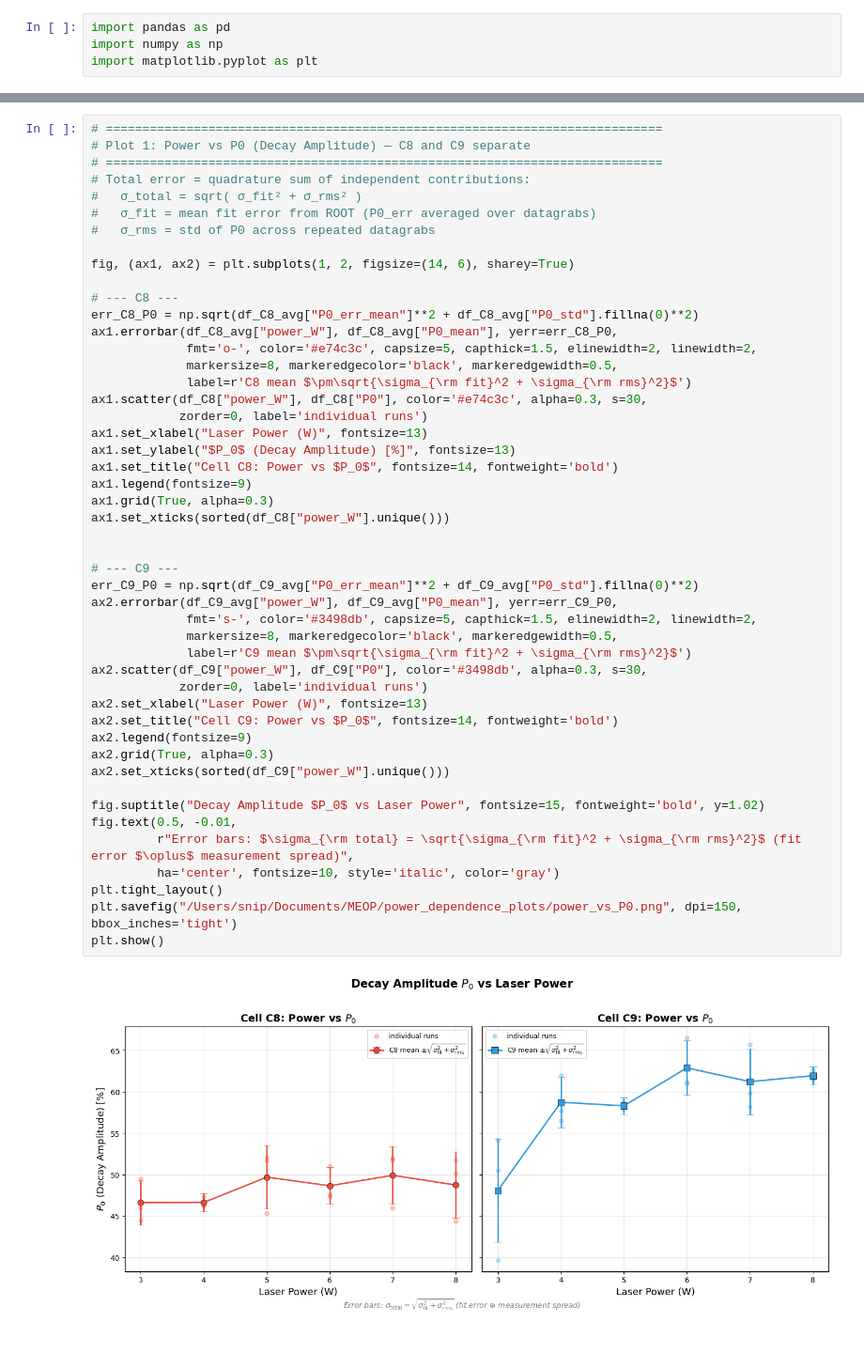
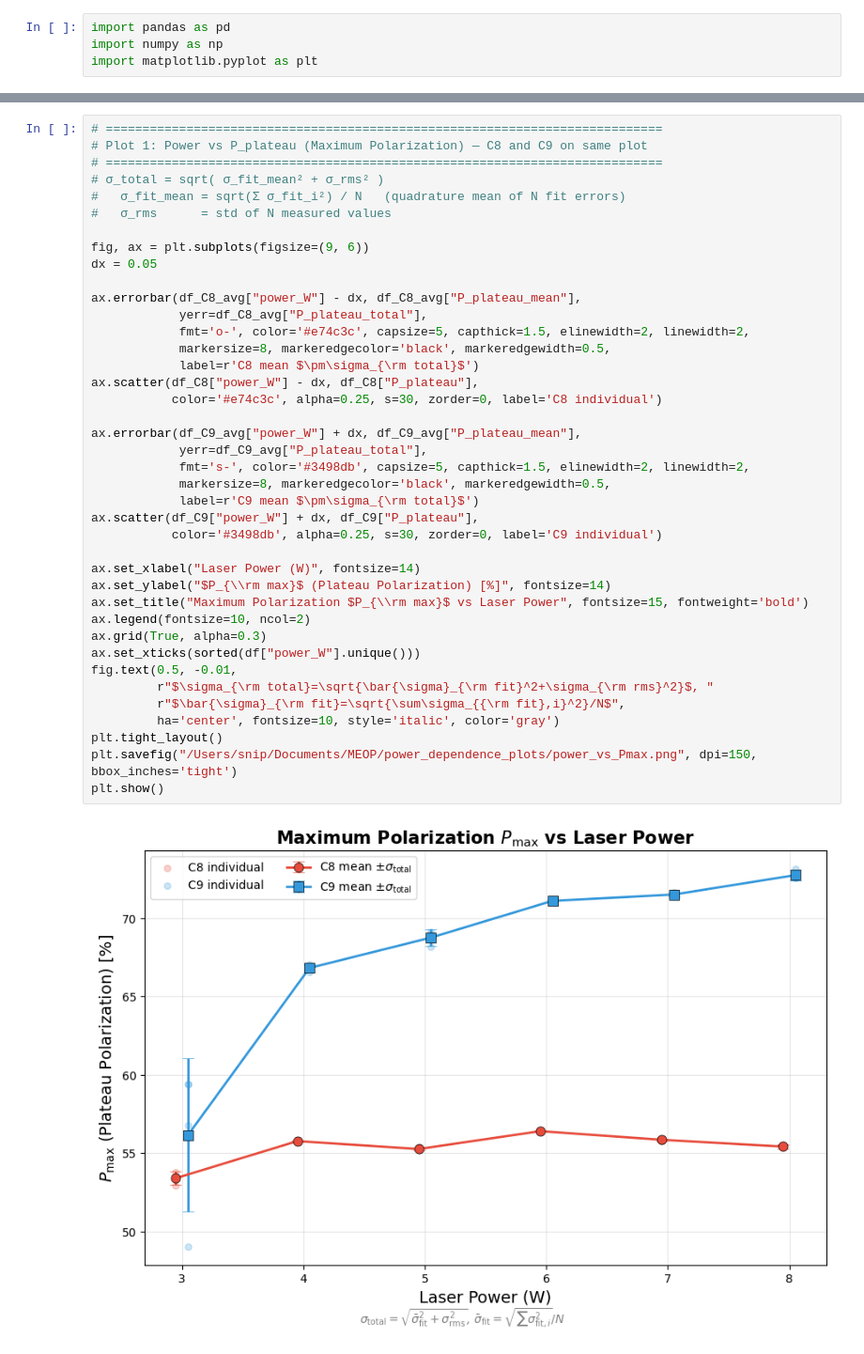
Before and after one commit to abhich2507/MEOP, a Jupyter notebook: analysis_plots.ipynb, the cells around one changed output, grey strips where cells are left out. Shown at 94% size. Saved outputs shown, nothing was run; the diff lists cells and outputs as text.

Commit message:
fit errors are included

```diff
--- a/analysis_plots.ipynb
+++ b/analysis_plots.ipynb
@@ -67,52 +81,44 @@ C8 averaged:
 # %%
 # ============================================================================
-# Plot 1: Power vs P0 (Decay Amplitude) — C8 and C9 separate
+# Plot 1: Power vs P_plateau (Maximum Polarization) — C8 and C9 on same plot
 # ============================================================================
-# Total error = quadrature sum of independent contributions:
-#   σ_total = sqrt( σ_fit² + σ_rms² )
-#   σ_fit = mean fit error from ROOT (P0_err averaged over datagrabs)
-#   σ_rms = std of P0 across repeated datagrabs
+# σ_total = sqrt( σ_fit_mean² + σ_rms² )
+#   σ_fit_mean = sqrt(Σ σ_fit_i²) / N   (quadrature mean of N fit errors)
+#   σ_rms      = std of N measured values
 
-fig, (ax1, ax2) = plt.subplots(1, 2, figsize=(14, 6), sharey=True)
+fig, ax = plt.subplots(figsize=(9, 6))
+dx = 0.05
 
-# --- C8 ---
-err_C8_P0 = np.sqrt(df_C8_avg["P0_err_mean"]**2 + df_C8_avg["P0_std"].fillna(0)**2)
-ax1.errorbar(df_C8_avg["power_W"], df_C8_avg["P0_mean"], yerr=err_C8_P0,
-             fmt='o-', color='#e74c3c', capsize=5, capthick=1.5, elinewidth=2, linewidth=2,
-             markersize=8, markeredgecolor='black', markeredgewidth=0.5,
-             label=r'C8 mean $\pm\sqrt{\sigma_{\rm fit}^2 + \sigma_{\rm rms}^2}$')
-ax1.scatter(df_C8["power_W"], df_C8["P0"], color='#e74c3c', alpha=0.3, s=30,
-            zorder=0, label='individual runs')
-ax1.set_xlabel("Laser Power (W)", fontsize=13)
-ax1.set_ylabel("$P_0$ (Decay Amplitude) [%]", fontsize=13)
-ax1.set_title("Cell C8: Power vs $P_0$", fontsize=14, fontweight='bold')
-ax1.legend(fontsize=9)
-ax1.grid(True, alpha=0.3)
-ax1.set_xticks(sorted(df_C8["power_W"].unique()))
+ax.errorbar(df_C8_avg["power_W"] - dx, df_C8_avg["P_plateau_mean"],
+            yerr=df_C8_avg["P_plateau_total"],
+            fmt='o-', color='#e74c3c', capsize=5, capthick=1.5, elinewidth=2, linewidth=2,
+            markersize=8, markeredgecolor='black', markeredgewidth=0.5,
+            label=r'C8 mean $\pm\sigma_{\rm total}$')
+ax.scatter(df_C8["power_W"] - dx, df_C8["P_plateau"],
+           color='#e74c3c', alpha=0.25, s=30, zorder=0, label='C8 individual')
 
+ax.errorbar(df_C9_avg["power_W"] + dx, df_C9_avg["P_plateau_mean"],
+            yerr=df_C9_avg["P_plateau_total"],
+            fmt='s-', color='#3498db', capsize=5, capthick=1.5, elinewidth=2, linewidth=2,
+            markersize=8, markeredgecolor='black', markeredgewidth=0.5,
+            label=r'C9 mean $\pm\sigma_{\rm total}$')
+ax.scatter(df_C9["power_W"] + dx, df_C9["P_plateau"],
+           color='#3498db', alpha=0.25, s=30, zorder=0, label='C9 individual')
 
-# --- C9 ---
-err_C9_P0 = np.sqrt(df_C9_avg["P0_err_mean"]**2 + df_C9_avg["P0_std"].fillna(0)**2)
-ax2.errorbar(df_C9_avg["power_W"], df_C9_avg["P0_mean"], yerr=err_C9_P0,
-             fmt='s-', color='#3498db', capsize=5, capthick=1.5, elinewidth=2, linewidth=2,
-             markersize=8, markeredgecolor='black', markeredgewidth=0.5,
-             label=r'C9 mean $\pm\sqrt{\sigma_{\rm fit}^2 + \sigma_{\rm rms}^2}$')
-ax2.scatter(df_C9["power_W"], df_C9["P0"], color='#3498db', alpha=0.3, s=30,
-            zorder=0, label='individual runs')
-ax2.set_xlabel("Laser Power (W)", fontsize=13)
-ax2.set_title("Cell C9: Power vs $P_0$", fontsize=14, fontweight='bold')
-ax2.legend(fontsize=9)
-ax2.grid(True, alpha=0.3)
-ax2.set_xticks(sorted(df_C9["power_W"].unique()))
-
-fig.suptitle("Decay Amplitude $P_0$ vs Laser Power", fontsize=15, fontweight='bold', y=1.02)
+ax.set_xlabel("Laser Power (W)", fontsize=14)
+ax.set_ylabel("$P_{\\rm max}$ (Plateau Polarization) [%]", fontsize=14)
+ax.set_title("Maximum Polarization $P_{\\rm max}$ vs Laser Power", fontsize=15, fontweight='bold')
+ax.legend(fontsize=10, ncol=2)
+ax.grid(True, alpha=0.3)
+ax.set_xticks(sorted(df["power_W"].unique()))
 fig.text(0.5, -0.01,
-         r"Error bars: $\sigma_{\rm total} = \sqrt{\sigma_{\rm fit}^2 + \sigma_{\rm rms}^2}$ (fit error $\oplus$ measurement spread)",
+         r"$\sigma_{\rm total}=\sqrt{\bar{\sigma}_{\rm fit}^2+\sigma_{\rm rms}^2}$, "
+         r"$\bar{\sigma}_{\rm fit}=\sqrt{\sum\sigma_{{\rm fit},i}^2}/N$",
          ha='center', fontsize=10, style='italic', color='gray')
 plt.tight_layout()
-plt.savefig("/Users/snip/Documents/MEOP/power_dependence_plots/power_vs_P0.png", dpi=150, bbox_inches='tight')
+plt.savefig("/Users/snip/Documents/MEOP/power_dependence_plots/power_vs_Pmax.png", dpi=150, bbox_inches='tight')
 plt.show()
 # %% [output]
-[figure, old version]
+[figure, new version]
 # %%
 # ============================================================================
```
Also changed, not shown: parts of 3 cells of this notebook, 8 other files.
